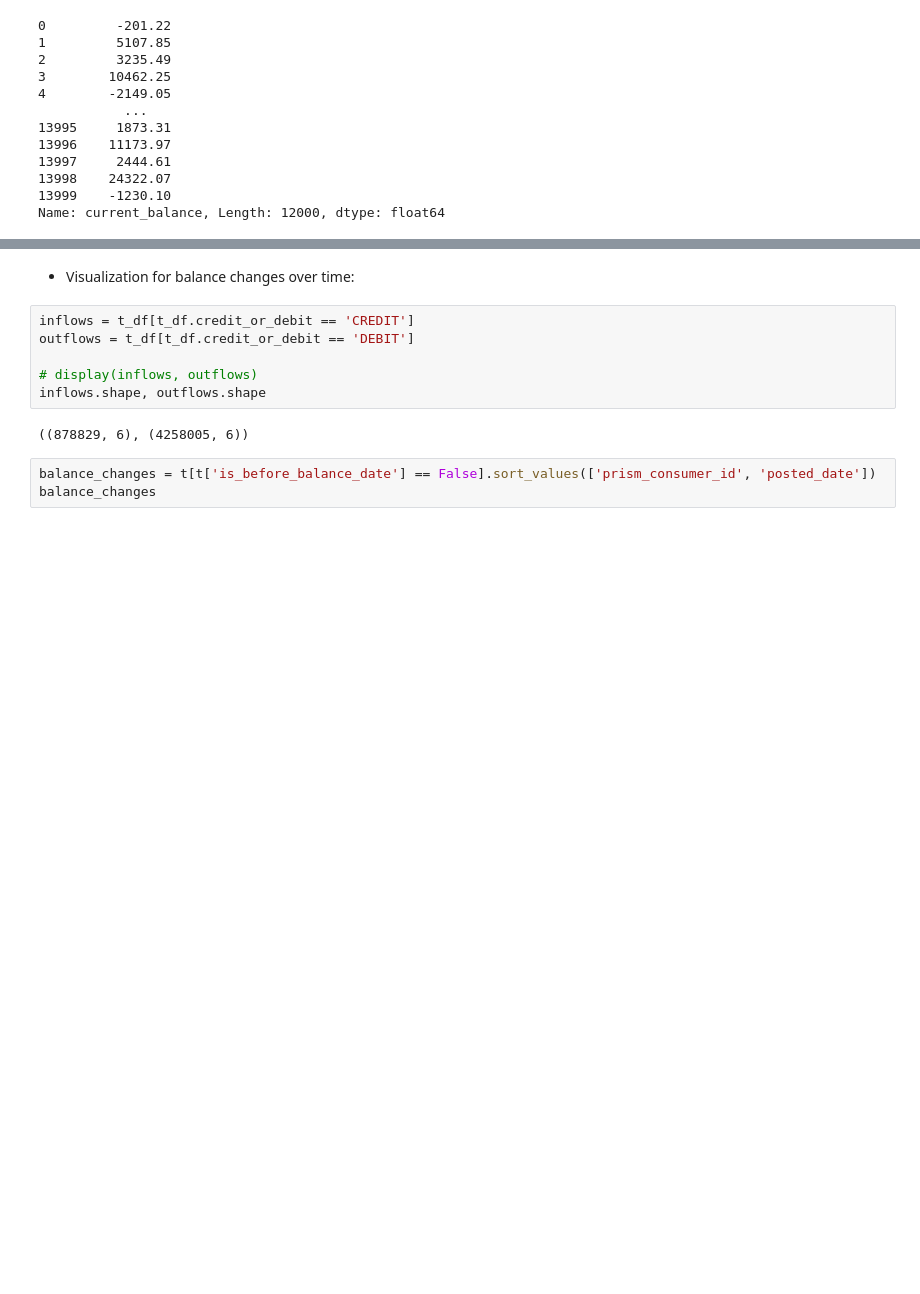
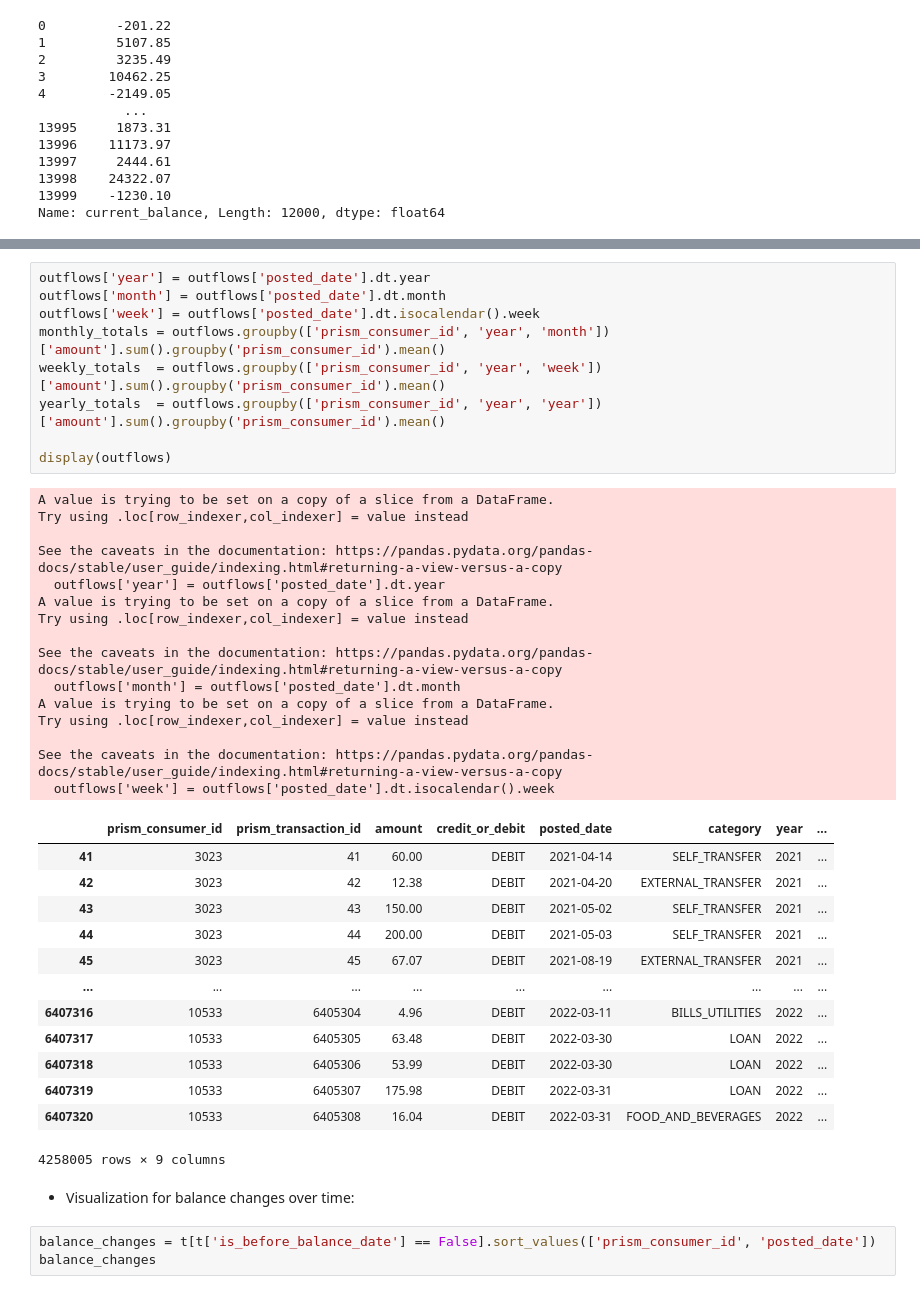
Before and after one commit to mozer123/credit_scoring, a Jupyter notebook: src/03/brandon.ipynb, the cells around one changed output, grey strips where cells are left out. Drawn from its saved outputs; the diff is of its cells as text; blank space fills up the shorter version.

```diff
--- a/src/03/brandon.ipynb
+++ b/src/03/brandon.ipynb
@@ -99,13 +123,43 @@ Name: current_balance, Length: 12000, dtype: float64
+# %%
+outflows['year'] = outflows['posted_date'].dt.year
+outflows['month'] = outflows['posted_date'].dt.month
+outflows['week'] = outflows['posted_date'].dt.isocalendar().week
+monthly_totals = outflows.groupby(['prism_consumer_id', 'year', 'month'])['amount'].sum().groupby('prism_consumer_id').mean()
+weekly_totals  = outflows.groupby(['prism_consumer_id', 'year', 'week'])['amount'].sum().groupby('prism_consumer_id').mean()
+yearly_totals  = outflows.groupby(['prism_consumer_id', 'year', 'year'])['amount'].sum().groupby('prism_consumer_id').mean()
+
+display(outflows)
+# %% [output]
+A value is trying to be set on a copy of a slice from a DataFrame.
+Try using .loc[row_indexer,col_indexer] = value instead
+
+See the caveats in the documentation: https://pandas.pydata.org/pandas-docs/stable/user_guide/indexing.html#returning-a-view-versus-a-copy
+  outflows['year'] = outflows['posted_date'].dt.year
+A value is trying to be set on a copy of a slice from a DataFrame.
+Try using .loc[row_indexer,col_indexer] = value instead
+
+See the caveats in the documentation: https://pandas.pydata.org/pandas-docs/stable/user_guide/indexing.html#returning-a-view-versus-a-copy
+  outflows['month'] = outflows['posted_date'].dt.month
+A value is trying to be set on a copy of a slice from a DataFrame.
+Try using .loc[row_indexer,col_indexer] = value instead
+
+See the caveats in the documentation: https://pandas.pydata.org/pandas-docs/stable/user_guide/indexing.html#returning-a-view-versus-a-copy
+  outflows['week'] = outflows['posted_date'].dt.isocalendar().week
+|  | prism_consumer_id | prism_transaction_id | amount | credit_or_debit | posted_date | category | year | ... |
+| 41 | 3023 | 41 | 60.00 | DEBIT | 2021-04-14 | SELF_TRANSFER | 2021 | ... |
+| 42 | 3023 | 42 | 12.38 | DEBIT | 2021-04-20 | EXTERNAL_TRANSFER | 2021 | ... |
+| 43 | 3023 | 43 | 150.00 | DEBIT | 2021-05-02 | SELF_TRANSFER | 2021 | ... |
+| 44 | 3023 | 44 | 200.00 | DEBIT | 2021-05-03 | SELF_TRANSFER | 2021 | ... |
+| 45 | 3023 | 45 | 67.07 | DEBIT | 2021-08-19 | EXTERNAL_TRANSFER | 2021 | ... |
+| ... | ... | ... | ... | ... | ... | ... | ... | ... |
+| 6407316 | 10533 | 6405304 | 4.96 | DEBIT | 2022-03-11 | BILLS_UTILITIES | 2022 | ... |
+| 6407317 | 10533 | 6405305 | 63.48 | DEBIT | 2022-03-30 | LOAN | 2022 | ... |
+| 6407318 | 10533 | 6405306 | 53.99 | DEBIT | 2022-03-30 | LOAN | 2022 | ... |
+| 6407319 | 10533 | 6405307 | 175.98 | DEBIT | 2022-03-31 | LOAN | 2022 | ... |
+| 6407320 | 10533 | 6405308 | 16.04 | DEBIT | 2022-03-31 | FOOD_AND_BEVERAGES | 2022 | ... |
+4258005 rows × 9 columns
 # %% [markdown]
 - Visualization for balance changes over time:
-# %%
-inflows = t_df[t_df.credit_or_debit == 'CREDIT']
-outflows = t_df[t_df.credit_or_debit == 'DEBIT']
-
-# display(inflows, outflows)
-inflows.shape, outflows.shape
-# %% [output]
-((878829, 6), (4258005, 6))
 # %%
 balance_changes = t[t['is_before_balance_date'] == False].sort_values(['prism_consumer_id', 'posted_date'])
 balance_changes
```
Also changed, not shown: parts of 30 cells of this notebook, 2 other files.
